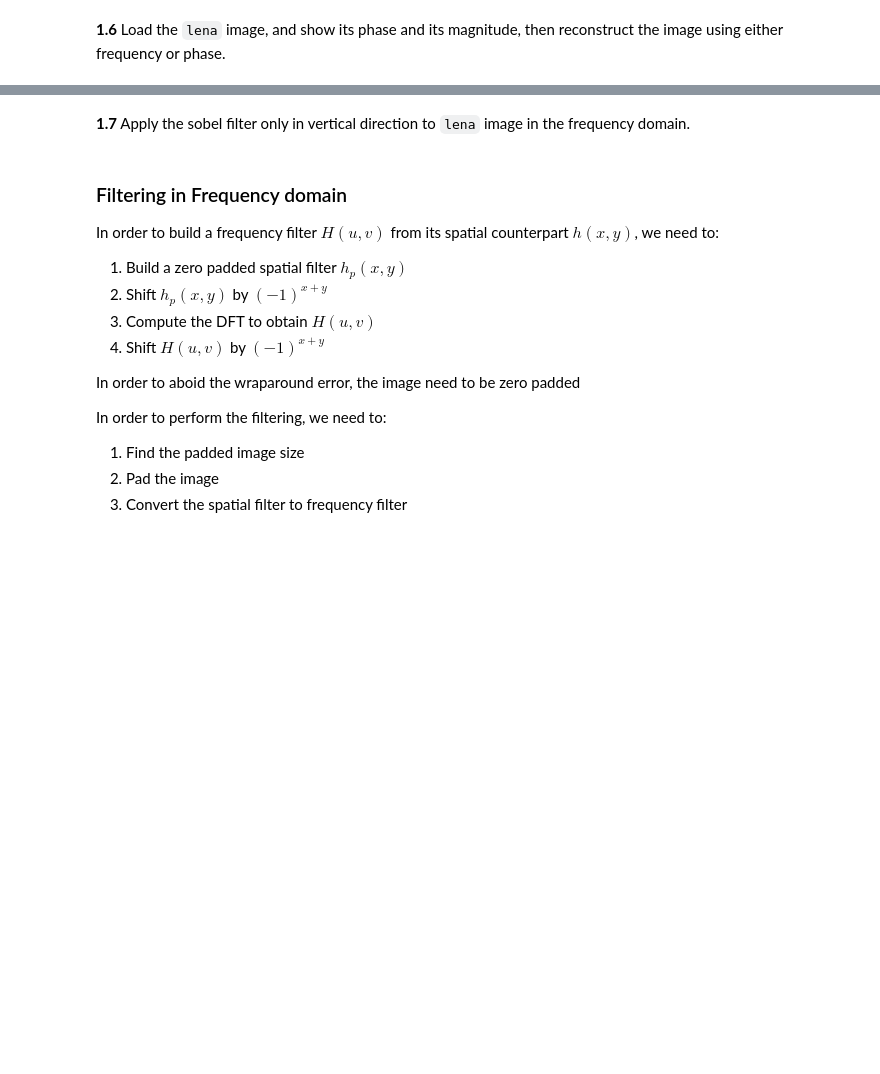
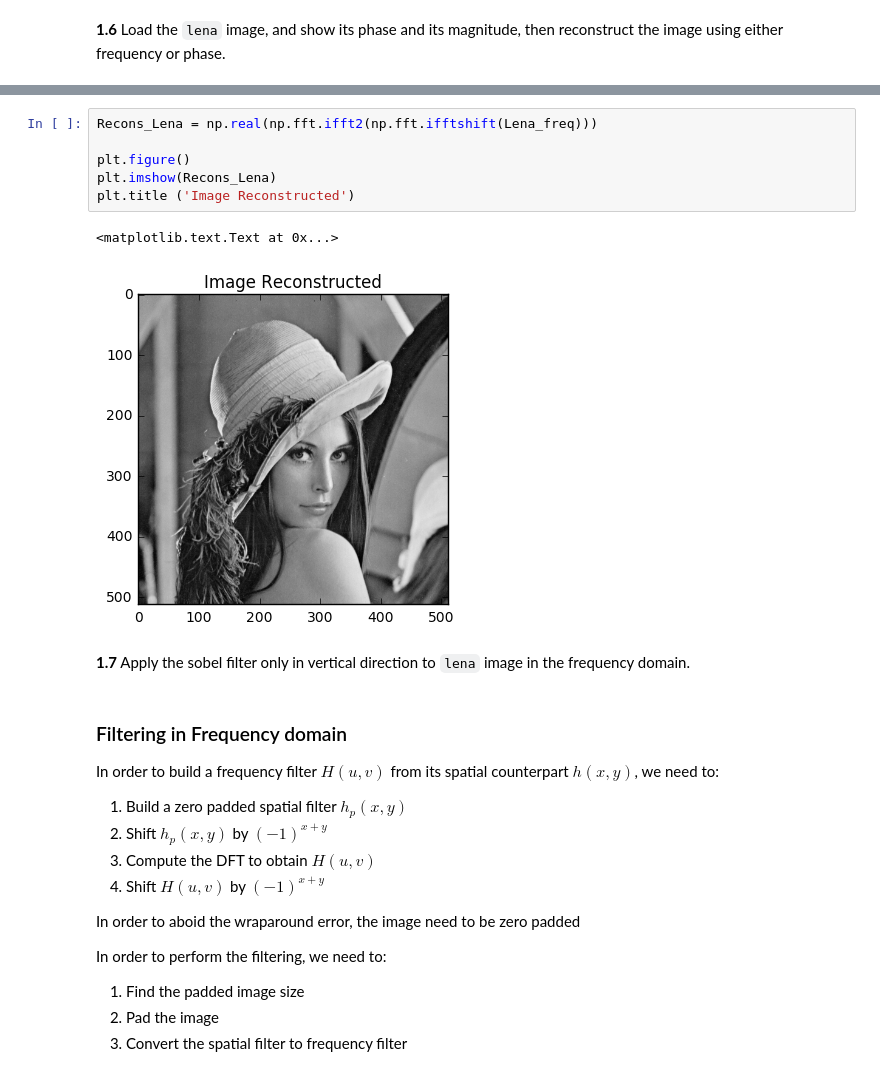
Before and after one commit to CarmenGenis/DSP-TP-1617, a Jupyter notebook: Lab5/python/Lab5.ipynb, the cells around one changed output, grey strips where cells are left out. Cells and saved outputs as stored; diff of their text form; blank space fills up the shorter version.

```diff
--- a/Lab5/python/Lab5.ipynb
+++ b/Lab5/python/Lab5.ipynb
@@ -219,3 +255,12 @@ ValueError: x and y must have same first dimension
+# %%
+Recons_Lena = np.real(np.fft.ifft2(np.fft.ifftshift(Lena_freq)))
+
+plt.figure()
+plt.imshow(Recons_Lena)
+plt.title ('Image Reconstructed')
+# %% [output]
+<matplotlib.text.Text at 0x...>
+[figure, added]
 # %% [markdown]
 **1.7** Apply the sobel filter only in vertical direction to `lena` image in the frequency domain.
 # %% [markdown]
```
Also changed, not shown: parts of 8 cells of this notebook.
